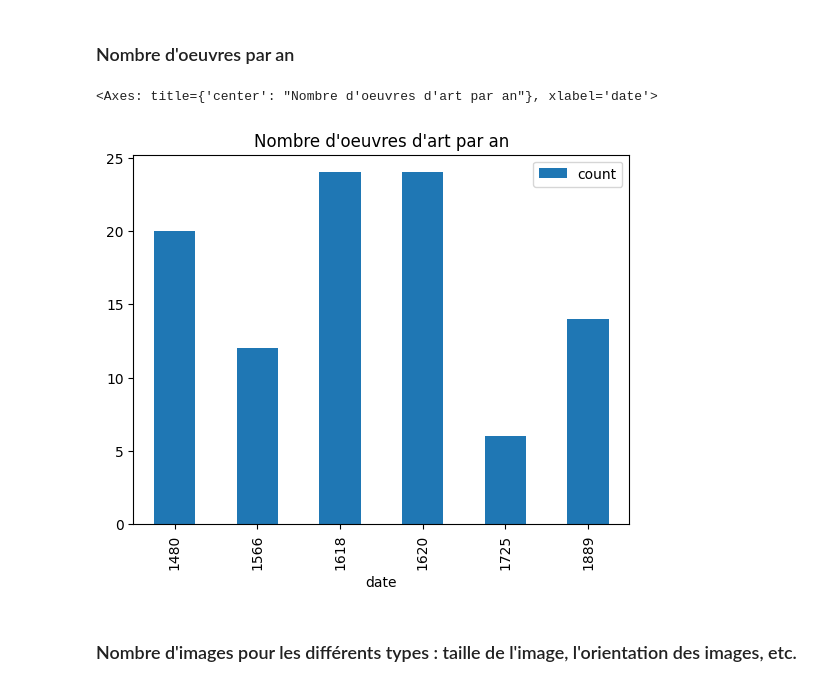
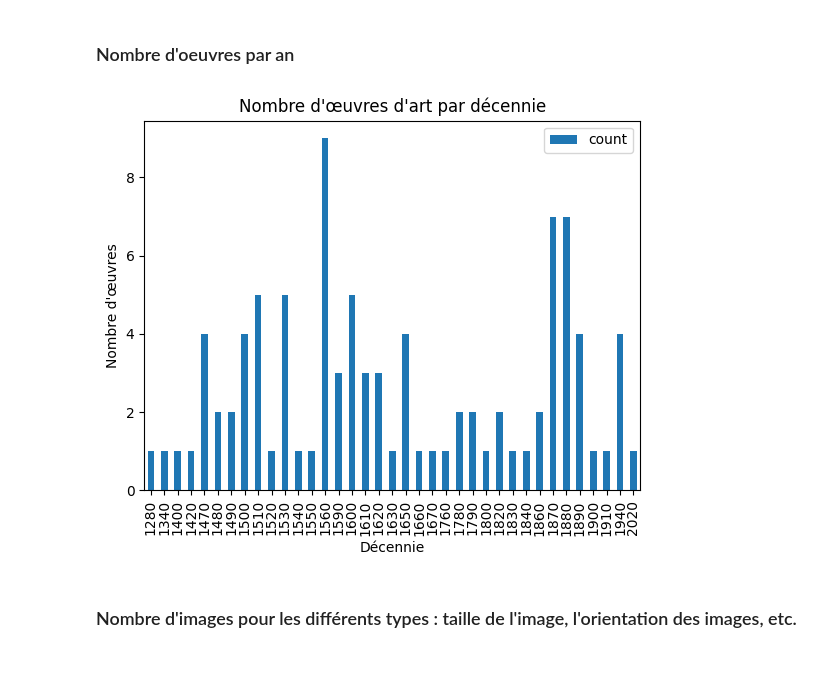
Before and after one commit to ArthurGlerean/DataMining, a Jupyter notebook: projet.ipynb, the cells around one changed output. Saved outputs shown, nothing was run; the diff lists cells and outputs as text; code cells hidden in the pictures.

```diff
--- a/projet.ipynb
+++ b/projet.ipynb
@@ -472,17 +414,28 @@ TclError: image "pyimage17" doesn't exist
 # %%
 from pandas import json_normalize
 import pandas as pd
 import json
-import matplotlib.pyplot as plot
+import matplotlib.pyplot as plt
 
+# Charger les données
 data = json.load(open("./metadata.json"))
 dataframe = json_normalize(data)
-grouped = dataframe.groupby("date")["filename"].count().reset_index()
-grouped = grouped.rename(columns={"filename": "count"})
-grouped.plot(x=0, kind="bar", title="Nombre d'oeuvres d'art par an")
+
+# Convertir l'année en nombre et filtrer les valeurs valides
+dataframe["date"] = pd.to_numeric(dataframe["date"], errors="coerce")
+
+# Grouper par décennie
+dataframe["decade"] = (dataframe["date"] // 10) * 10
+grouped_decade = dataframe.groupby("decade")["filename"].count().reset_index()
+grouped_decade = grouped_decade.rename(columns={"filename": "count"})
+
+# Affichage du graphique
+grouped_decade.plot(x="decade", y="count", kind="bar", title="Nombre d'œuvres d'art par décennie")
+plt.xlabel("Décennie")
+plt.ylabel("Nombre d'œuvres")
+plt.show()
 # %% [output]
-<Axes: title={'center': "Nombre d'oeuvres d'art par an"}, xlabel='date'>
-[figure, old version]
+[figure, new version]
 # %% [markdown]
 ### Nombre d'images pour les différents types : taille de l'image, l'orientation des images, etc.
 # %%
```
Also changed, not shown: parts of 5 cells of this notebook.
